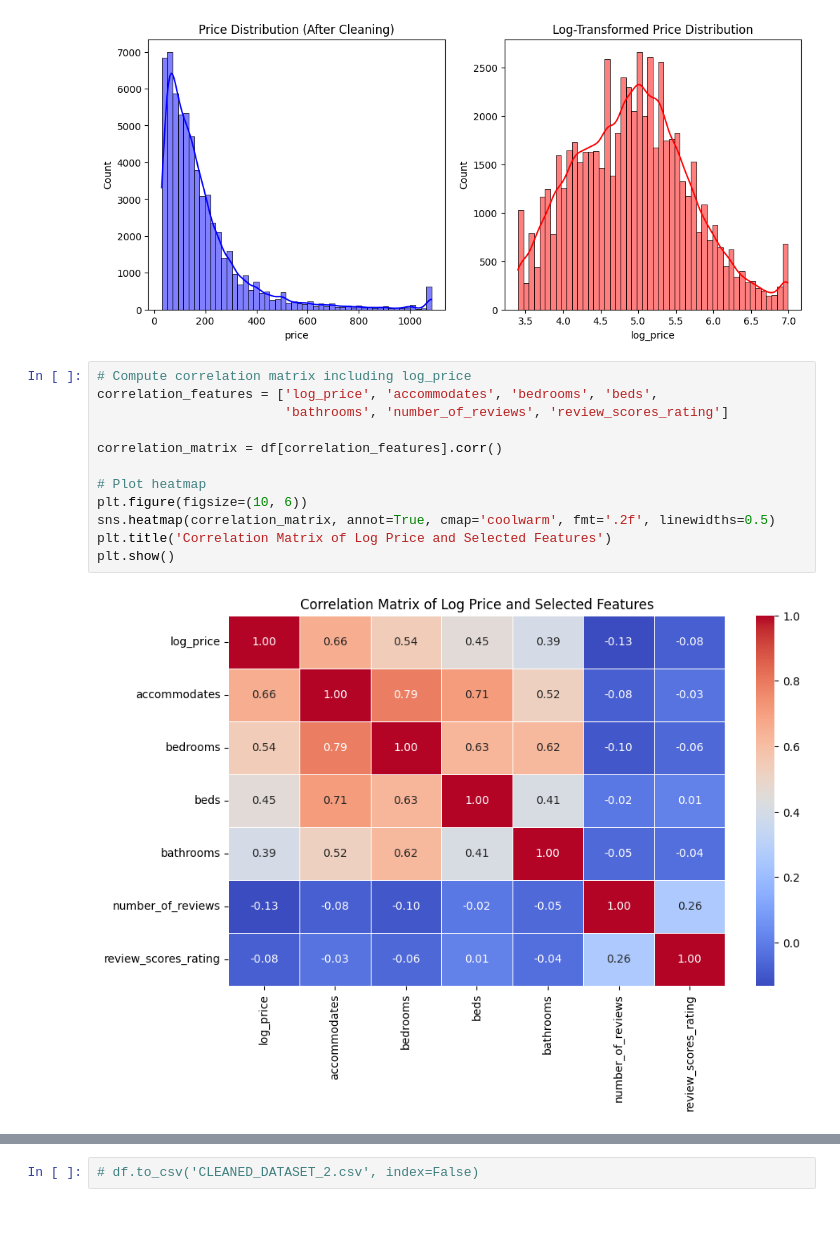
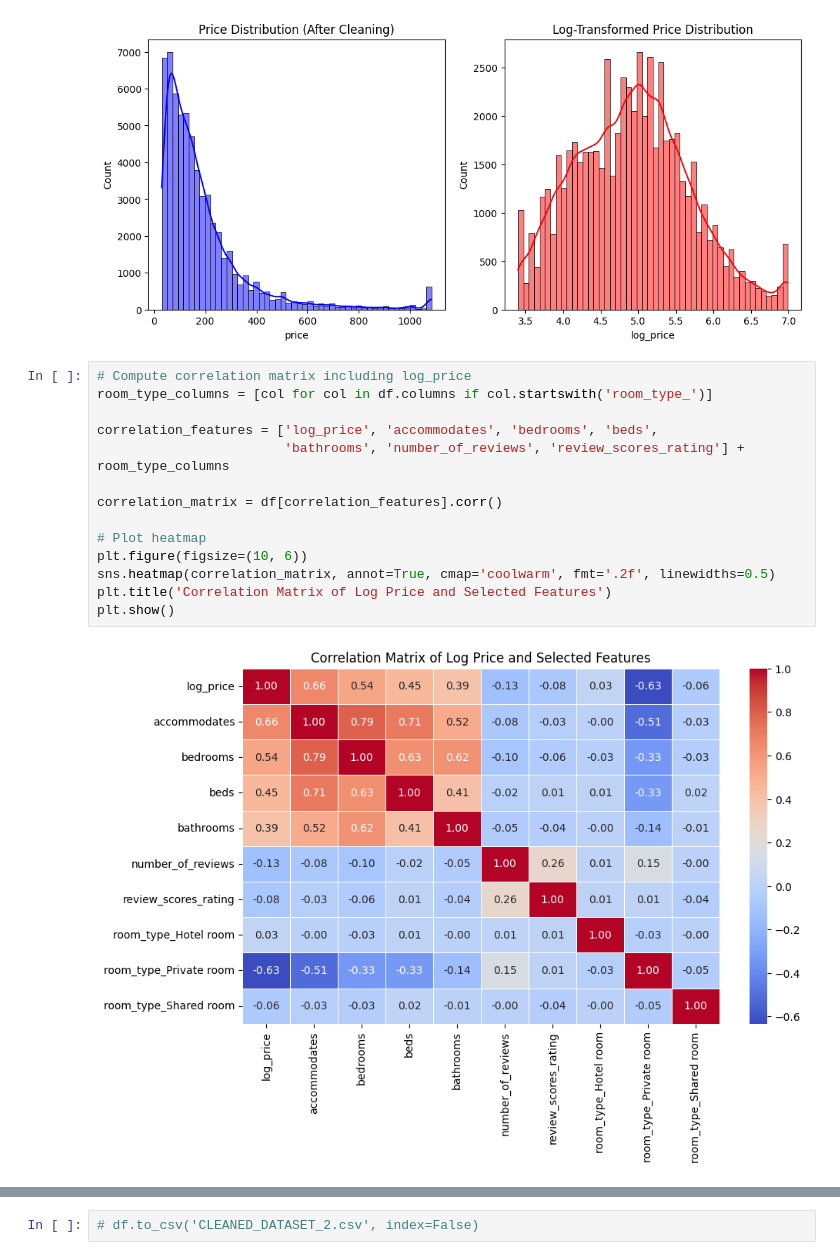
Before and after one commit to FP2003/AirBnB-Price-Prediction-System, a Jupyter notebook: fp100_jh851_solution.ipynb, the cells around one changed output, grey strips where cells are left out. Saved outputs shown, nothing was run; the diff lists cells and outputs as text; blank space fills up the shorter version.

```diff
--- a/fp100_jh851_solution.ipynb
+++ b/fp100_jh851_solution.ipynb
@@ -309,15 +309,17 @@ plt.show()
 [figure]
 # %%
 # Compute correlation matrix including log_price
+room_type_columns = [col for col in df.columns if col.startswith('room_type_')]
+
 correlation_features = ['log_price', 'accommodates', 'bedrooms', 'beds',
-                        'bathrooms', 'number_of_reviews', 'review_scores_rating']
+                        'bathrooms', 'number_of_reviews', 'review_scores_rating'] + room_type_columns
 
 correlation_matrix = df[correlation_features].corr()
 
 # Plot heatmap
 plt.figure(figsize=(10, 6))
 sns.heatmap(correlation_matrix, annot=True, cmap='coolwarm', fmt='.2f', linewidths=0.5)
 plt.title('Correlation Matrix of Log Price and Selected Features')
 plt.show()
 # %% [output]
-[figure, old version]
+[figure, new version]
```
Also changed, not shown: parts of 8 cells of this notebook.
